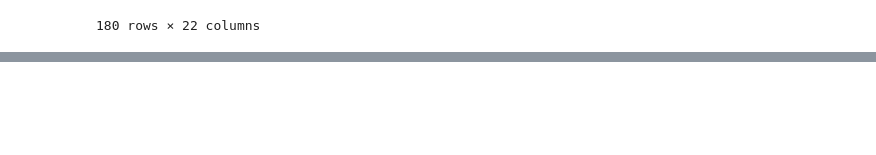
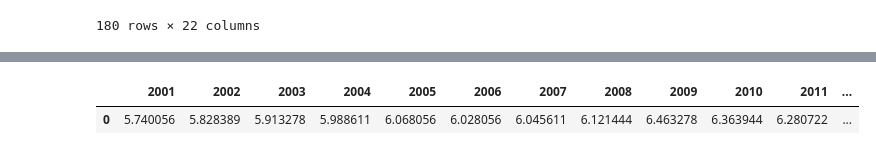
Before and after one commit to svujcich/Global_GDP_Trends, a Jupyter notebook: ETL/health_exp.ipynb, the cells around one changed output, grey strips where cells are left out. Saved outputs shown, nothing was run; the diff lists cells and outputs as text; code cells hidden in the pictures; blank space fills up the shorter version.

```diff
--- a/ETL/health_exp.ipynb
+++ b/ETL/health_exp.ipynb
@@ -372,0 +510,48 @@ new_health_df
+# %%
+# Calculating Average GDP for the year
+avg_health_2001 = new_health_df["2001"].mean()
+avg_health_2002 = new_health_df["2002"].mean()
+avg_health_2003 = new_health_df["2003"].mean()
+avg_health_2004 = new_health_df["2004"].mean()
+avg_health_2005 = new_health_df["2005"].mean()
+avg_health_2006 = new_health_df["2006"].mean()
+avg_health_2007 = new_health_df["2007"].mean()
+avg_health_2008 = new_health_df["2008"].mean()
+avg_health_2009 = new_health_df["2009"].mean()
+avg_health_2010 = new_health_df["2010"].mean()
+avg_health_2011 = new_health_df["2011"].mean()
+avg_health_2012 = new_health_df["2012"].mean()
+avg_health_2013 = new_health_df["2013"].mean()
+avg_health_2014 = new_health_df["2014"].mean()
+avg_health_2015 = new_health_df["2015"].mean()
+avg_health_2016 = new_health_df["2016"].mean()
+avg_health_2017 = new_health_df["2017"].mean()
+avg_health_2018 = new_health_df["2018"].mean()
+avg_health_2019 = new_health_df["2019"].mean()
+# %%
+# Create a yearwise DataFrame
+yearwise_health_df = pd.DataFrame([
+    {"2001": avg_health_2001,
+     "2002": avg_health_2002,
+     "2003": avg_health_2003,
+     "2004": avg_health_2004,
+     "2005": avg_health_2005,
+     "2006": avg_health_2006,
+     "2007": avg_health_2007,
+     "2008": avg_health_2008,
+     "2009": avg_health_2009,
+     "2010": avg_health_2010,
+     "2011": avg_health_2011,
+     "2012": avg_health_2012,
+     "2013": avg_health_2013,
+     "2014": avg_health_2014,
+     "2015": avg_health_2015,
+     "2016": avg_health_2016,
+     "2017": avg_health_2017,
+     "2018": avg_health_2018,
+     "2019": avg_health_2019,
+    }])
+yearwise_health_df
+# %% [output]
+|  | 2001 | 2002 | 2003 | 2004 | 2005 | 2006 | 2007 | 2008 | 2009 | 2010 | 2011 | ... |
+| 0 | 5.740056 | 5.828389 | 5.913278 | 5.988611 | 6.068056 | 6.028056 | 6.045611 | 6.121444 | 6.463278 | 6.363944 | 6.280722 | ... |
```
Also changed, not shown: parts of 10 cells of this notebook.
